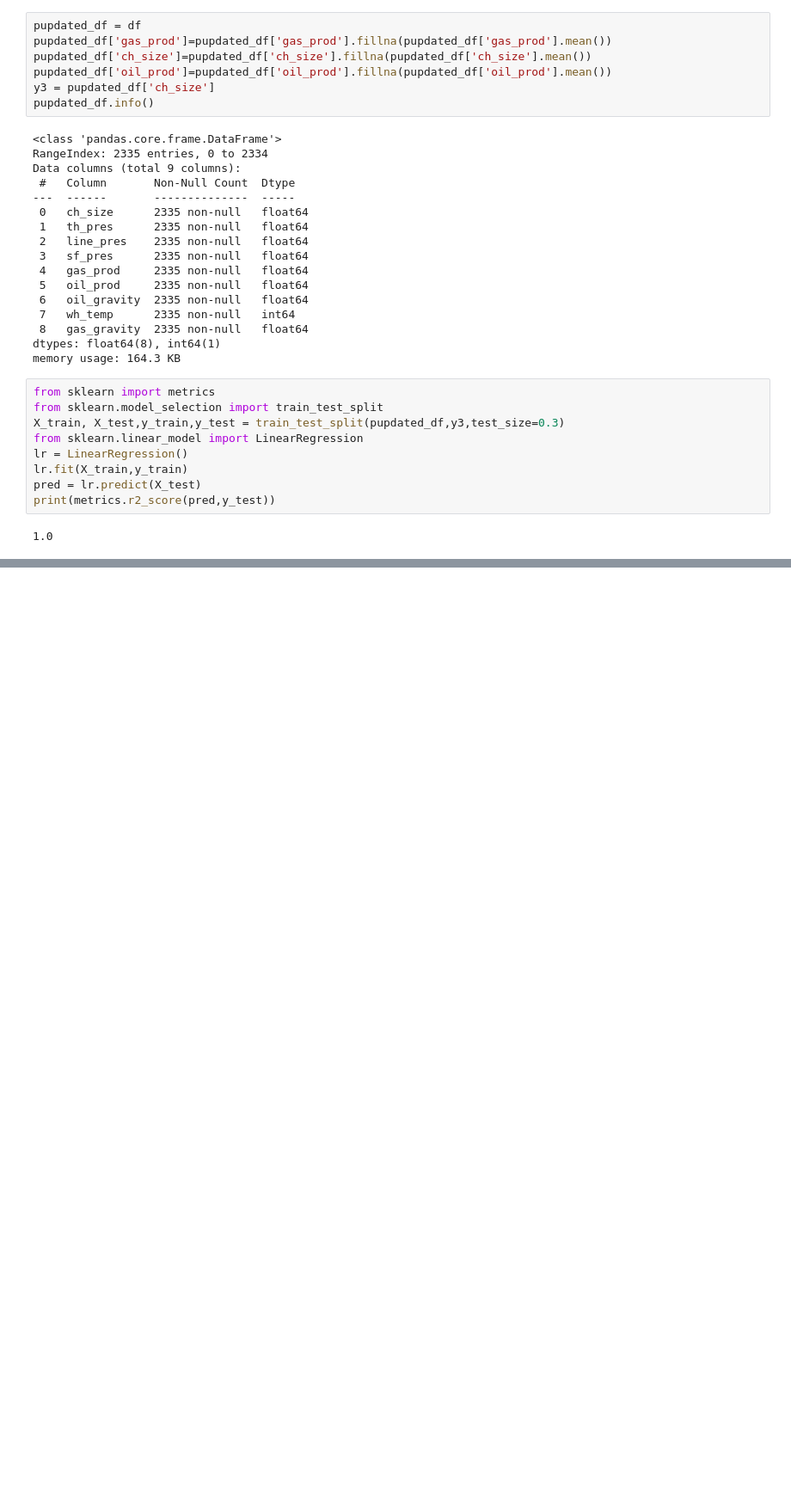
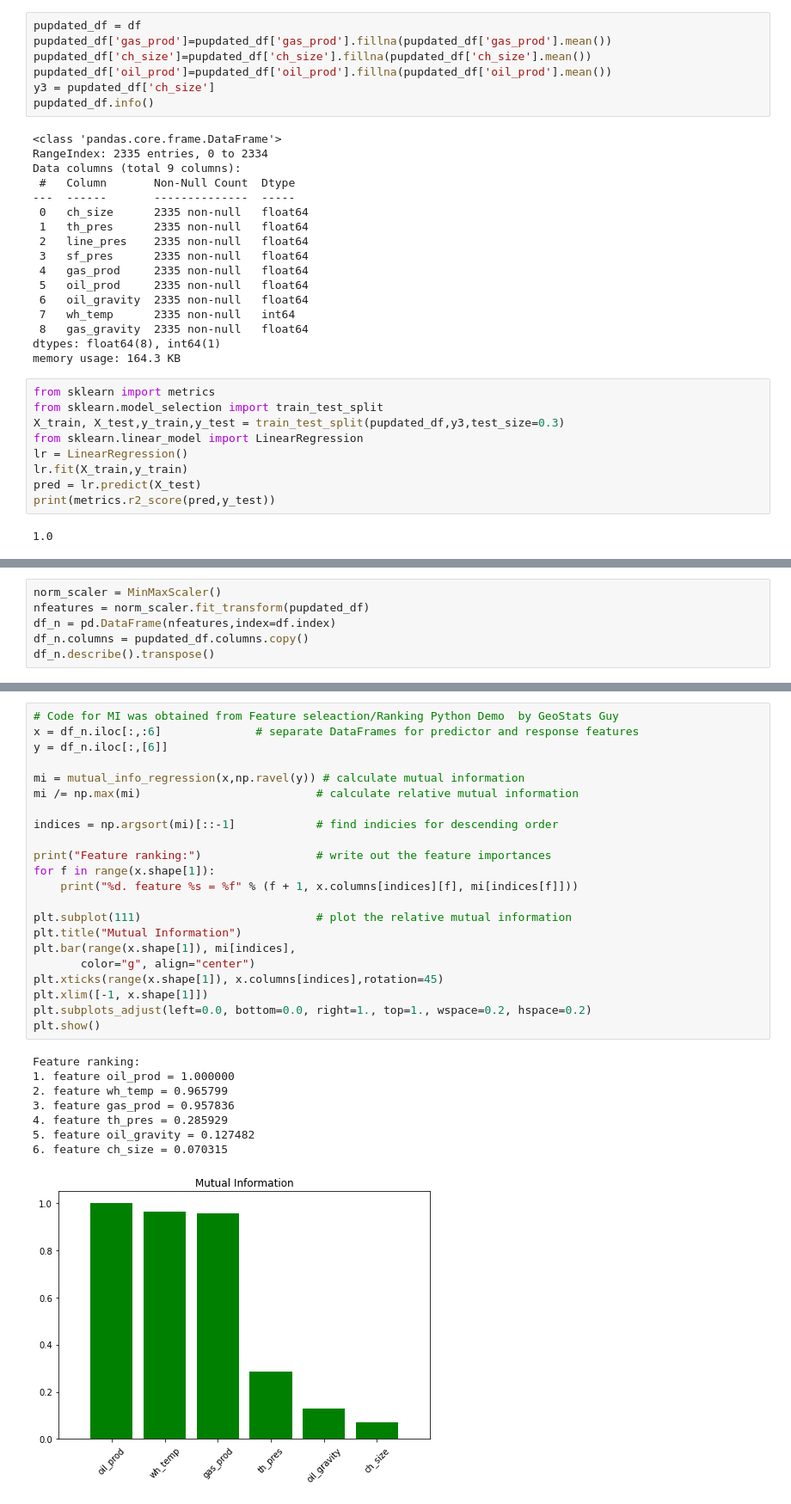
Before and after one commit to BasseyIsrael/choke-performance, a Jupyter notebook: Choke_performance.ipynb, the cells around one changed output, grey strips where cells are left out. Shown at 86% size. Drawn from its saved outputs; the diff is of its cells as text; blank space fills up the shorter version.

```diff
--- a/Choke_performance.ipynb
+++ b/Choke_performance.ipynb
@@ -543,0 +550,6 @@ print(metrics.r2_score(pred,y_test))
+# %%
+norm_scaler = MinMaxScaler()
+nfeatures = norm_scaler.fit_transform(pupdated_df)
+df_n = pd.DataFrame(nfeatures,index=df.index)
+df_n.columns = pupdated_df.columns.copy()
+df_n.describe().transpose()
@@ -543,0 +567,31 @@ print(metrics.r2_score(pred,y_test))
+# %%
+# Code for MI was obtained from Feature seleaction/Ranking Python Demo  by GeoStats Guy
+x = df_n.iloc[:,:6]              # separate DataFrames for predictor and response features
+y = df_n.iloc[:,[6]]
+
+mi = mutual_info_regression(x,np.ravel(y)) # calculate mutual information
+mi /= np.max(mi)                          # calculate relative mutual information
+
+indices = np.argsort(mi)[::-1]            # find indicies for descending order
+
+print("Feature ranking:")                 # write out the feature importances
+for f in range(x.shape[1]):
+    print("%d. feature %s = %f" % (f + 1, x.columns[indices][f], mi[indices[f]]))
+
+plt.subplot(111)                          # plot the relative mutual information
+plt.title("Mutual Information")
+plt.bar(range(x.shape[1]), mi[indices],
+       color="g", align="center")
+plt.xticks(range(x.shape[1]), x.columns[indices],rotation=45)
+plt.xlim([-1, x.shape[1]])
+plt.subplots_adjust(left=0.0, bottom=0.0, right=1., top=1., wspace=0.2, hspace=0.2)
+plt.show()
+# %% [output]
+Feature ranking:
+1. feature oil_prod = 1.000000
+2. feature wh_temp = 0.965799
+3. feature gas_prod = 0.957836
+4. feature th_pres = 0.285929
+5. feature oil_gravity = 0.127482
+6. feature ch_size = 0.070315
+[figure, added]
```
Also changed, not shown: parts of 25 cells of this notebook.
